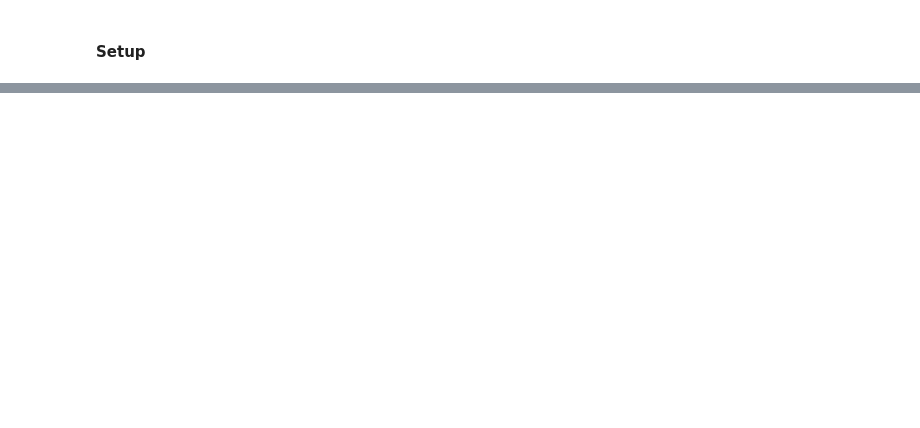
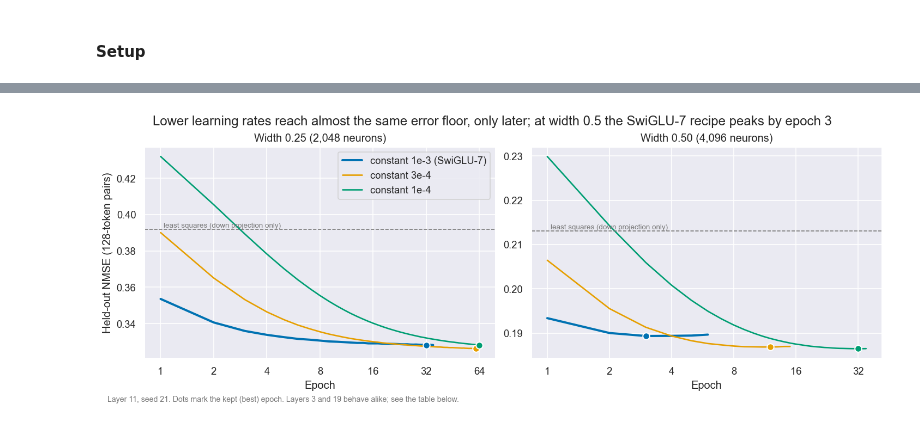
Before and after one commit to Sammuel21/diploma-thesis-block-replacement, a Jupyter notebook: notebooks/model/swiglu/swiglu-8.ipynb, the cells around one changed output, grey strips where cells are left out. Cells and saved outputs as stored; diff of their text form; code cells hidden in the pictures; blank space fills up the shorter version.

```diff
--- a/notebooks/model/swiglu/swiglu-8.ipynb
+++ b/notebooks/model/swiglu/swiglu-8.ipynb
@@ -960,0 +20,16 @@ display(environment_df.drop_duplicates(subset=environment_df.columns[1:].tolist(
+# %%
+import json
+from pathlib import Path
+
+import matplotlib.pyplot as plt
+import numpy as np
+import pandas as pd
+import seaborn as sns
+from IPython.display import display
+from matplotlib.colors import LinearSegmentedColormap
+from matplotlib.lines import Line2D
+from matplotlib.patches import Patch
+from matplotlib.ticker import FixedLocator, FuncFormatter, LogLocator, NullFormatter, NullLocator
+
+# Seaborn's default theme; constrained layout keeps panel titles, legends and notes from overlapping.
+sns.set_theme(rc={'figure.dpi': 120, 'figure.constrained_layout.use': True})
@@ -960,0 +327,66 @@ display(environment_df.drop_duplicates(subset=environment_df.columns[1:].tolist(
+# %%
+fits_df = pd.DataFrame([
+    {
+        'Setting': row['setting'], 'Seed': row['seed'], 'Layer': row['layer'], 'Width ratio': row['width_ratio'],
+        'KL @ 128': row['kl_128'], 'KL @ 8K': row['kl_8192'], 'NMSE @ 128': row['validation_128']['nmse'],
+        'Best epoch': row.get('best_epoch'), 'Epochs': row.get('epochs_completed'),
+        'Fit seconds': row.get('fit_seconds'),
+    }
+    for row in [*block_results['slices'], *block_results['fits']]
+])
+stage_two = block_results['stage_two_indicator']
+DYNAMICS_LAYER = 11
+DYNAMICS_SETTINGS = {
+    'c1e-3-128': ('constant 1e-3 (SwiGLU-7)', '#0072B2'),
+    'c3e-4-128': ('constant 3e-4', '#E69F00'),
+    'c1e-4-128': ('constant 1e-4', '#009E73'),
+}
+WIDTH_RATIOS = sorted(fits_df['Width ratio'].unique())
+
+figure, axes = plt.subplots(1, 2, figsize=(12, 4.3))
+for axis, width in zip(axes, WIDTH_RATIOS):
+    for name, (label, color) in DYNAMICS_SETTINGS.items():
+        fit = next(row for row in block_results['fits']
+                   if (row['setting'], row['seed'], row['layer'], row['width_ratio']) == (name, 21, DYNAMICS_LAYER, width))
+        epochs = [entry['epoch'] for entry in fit['history']]
+        errors = [entry['validation_nmse'] for entry in fit['history']]
+        axis.plot(epochs, errors, color=color, label=label, linewidth=2.4 if name == CURRENT_SETTING else 1.6)
+        axis.plot(fit['best_epoch'], errors[epochs.index(fit['best_epoch'])], marker='o', markersize=7.5,
+                  color=color, markeredgecolor='white', markeredgewidth=1.2, linestyle='none', zorder=4)
+    least_squares = fits_df[(fits_df['Setting'] == 'ols-128') & (fits_df['Layer'] == DYNAMICS_LAYER)
+                            & (fits_df['Width ratio'] == width)]['NMSE @ 128'].iloc[0]
+    axis.axhline(least_squares, color=NOTE_COLOR, linestyle='--', linewidth=1)
+    axis.text(1.04, least_squares, 'least squares (down projection only)', color=NOTE_COLOR, fontsize=8,
+              va='bottom')
+    axis.set(xscale='log', xlabel='Epoch', title=f'Width {width:.2f} ({int(width * ORIGINAL_WIDTH):,} neurons)')
+    axis.xaxis.set_major_locator(FixedLocator([1, 2, 4, 8, 16, 32, 64]))
+    axis.xaxis.set_major_formatter(FuncFormatter(lambda value, _: f'{value:g}'))
+    axis.xaxis.set_minor_locator(NullLocator())
+axes[0].set_ylabel('Held-out NMSE (128-token pairs)')
+axes[0].legend(loc='upper right')
+current_best = fits_df[(fits_df['Setting'] == CURRENT_SETTING) & (fits_df['Width ratio'] == WIDTH_RATIOS[-1])]['Best epoch']
+figure.suptitle(
+    f'Lower learning rates reach almost the same error floor, only later; at width {WIDTH_RATIOS[-1]:.1f} '
+    f'the SwiGLU-7 recipe peaks by epoch {current_best.mean():.0f}',
+)
+figure.text(0.01, -0.03, f'Layer {DYNAMICS_LAYER}, seed 21. Dots mark the kept (best) epoch. Layers 3 and 19 '
+            'behave alike; see the table below.', fontsize=8.5, color=NOTE_COLOR)
+plt.show()
+
+gradient_settings = [name for name, setting in setting_grid.items() if setting['method'] == 'gradient']
+dynamics_df = (
+    fits_df[fits_df['Setting'].isin(gradient_settings)]
+    .groupby(['Setting', 'Width ratio'])['Best epoch'].mean().unstack('Width ratio')
+    .reindex(gradient_settings)
+)
+dynamics_df.columns = [f'Best epoch @ {width:.2f}' for width in dynamics_df.columns]
+dynamics_df['Mean fit seconds'] = fits_df.groupby('Setting')['Fit seconds'].mean().reindex(gradient_settings)
+show_table(
+    dynamics_df.reset_index(),
+    'Mean best epoch over 3 layers × 3 seeds; cosine settings always run 32 epochs and keep their best epoch',
+    {column: '{:.1f}' for column in dynamics_df.columns[:-1]} | {'Mean fit seconds': '{:.0f}'},
+)
+print(f"Stage-2 indicator ({stage_two['definition']}): overfitting in layers {stage_two['overfitting_layers']}. "
+      'Stage 2 is deferred (decision log, 2026-10-11).')
+# %% [output]
+[figure, added]
```
Also changed, not shown: parts of 93 cells of this notebook, 12 other files.
